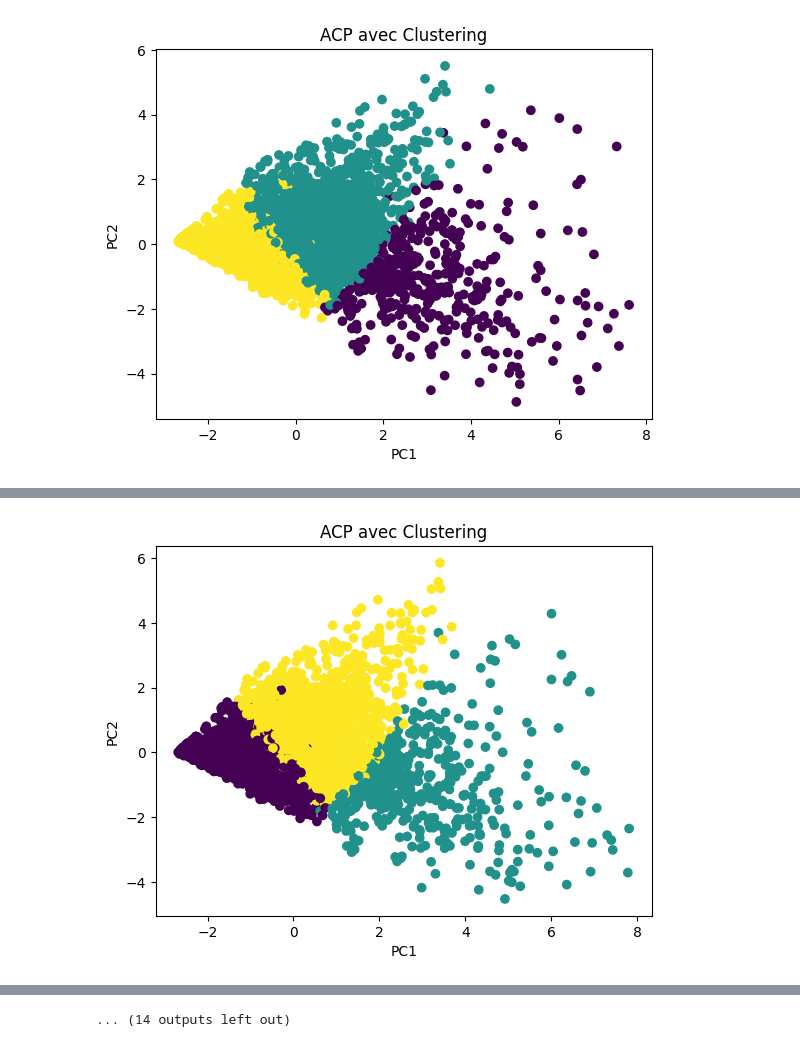
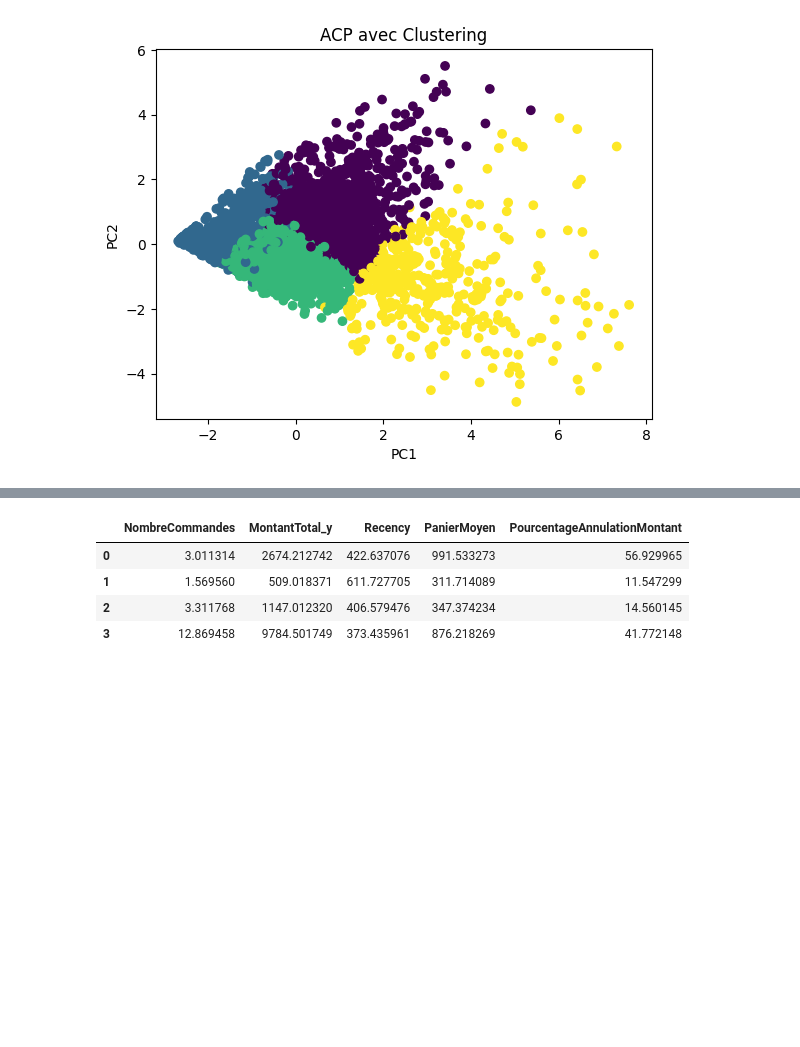
Before and after one commit to Manonp59/uk-retail, a Jupyter notebook: modelisation.ipynb, the cells around one changed output, grey strips where cells are left out. Saved outputs shown, nothing was run; the diff lists cells and outputs as text; code cells hidden in the pictures; blank space fills up the shorter version.

```diff
--- a/modelisation.ipynb
+++ b/modelisation.ipynb
@@ -1,19 +1,17 @@
 # %%
 import pandas as pd
+
+df_no_outliers_2009_12_2010 = pd.read_csv('df_no_outliers_2009_12_2010.csv')
-# %%
-df_no_outliers = pd.read_csv('df_no_outliers.csv')
 # %%
 import pandas as pd
 import matplotlib.pyplot as plt
 from sklearn.cluster import KMeans
-from sklearn import metrics
-from scipy.spatial.distance import cdist
 from sklearn.preprocessing import StandardScaler
 
 
 variables = ['NombreCommandes','MontantTotal_y','Recency','PanierMoyen','PourcentageAnnulationMontant']
 # Préparer les données et effectuer la normalisation
-X = df_no_outliers[variables]
+X = df_no_outliers_2009_12_2010[variables]
 scaler = StandardScaler()
 X_scaled = scaler.fit_transform(X)
 
@@ -71,7 +69,7 @@ from sklearn.decomposition import PCA
 
 
 variables = ['NombreCommandes', 'MontantTotal_y', 'Recency', 'PanierMoyen', 'PourcentageAnnulationMontant']
-k = 3
+k = 4
 
 # Définition de la fonction perform_segmentation
 def perform_segmentation(df, variables, k):
@@ -106,8 +104,7 @@ def perform_segmentation(df, variables, k):
     for customer_id, segment in zip(df['Customer ID'], df['Segment']):
         segments_by_customer.setdefault(customer_id, []).append(segment)
 
-    return df, segments_by_customer
+    return df_cluster_centers
 
-for df in df_list_no_outliers:
-    perform_segmentation(df, variables, k)
+perform_segmentation(df_no_outliers_2009_12_2010,variables,k)
 # %% [output]
@@ -115 +111 @@ The default value of `n_init` will change from 10 to 'auto' in 1.4. Set the valu
-[figure, old version]
+[figure, new version]
@@ -117 +111,0 @@ The default value of `n_init` will change from 10 to 'auto' in 1.4. Set the valu
-[figure, removed]
@@ -126 +112,5 @@ The default value of `n_init` will change from 10 to 'auto' in 1.4. Set the valu
-... (14 outputs left out)
+|  | NombreCommandes | MontantTotal_y | Recency | PanierMoyen | PourcentageAnnulationMontant |
+| 0 | 3.011314 | 2674.212742 | 422.637076 | 991.533273 | 56.929965 |
+| 1 | 1.569560 | 509.018371 | 611.727705 | 311.714089 | 11.547299 |
+| 2 | 3.311768 | 1147.012320 | 406.579476 | 347.374234 | 14.560145 |
+| 3 | 12.869458 | 9784.501749 | 373.435961 | 876.218269 | 41.772148 |
```
Also changed, not shown: parts of 13 cells of this notebook, 3 other files.
